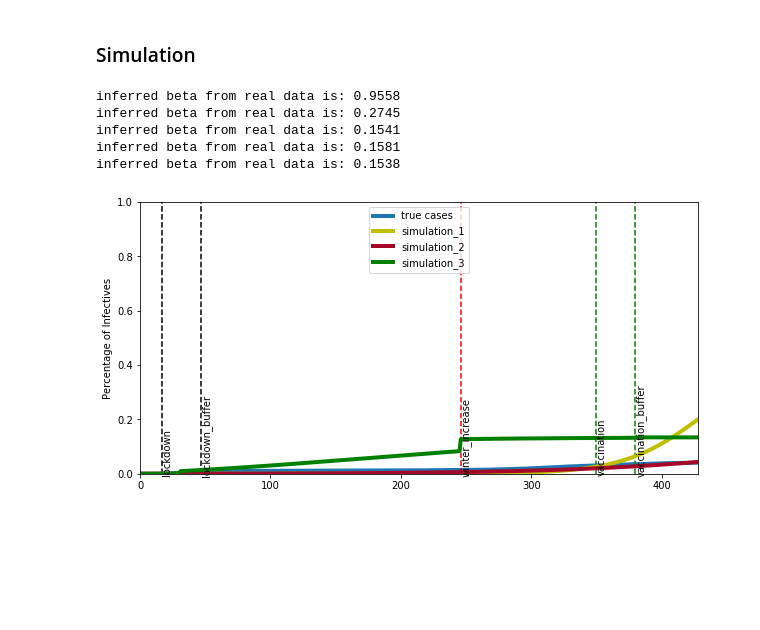
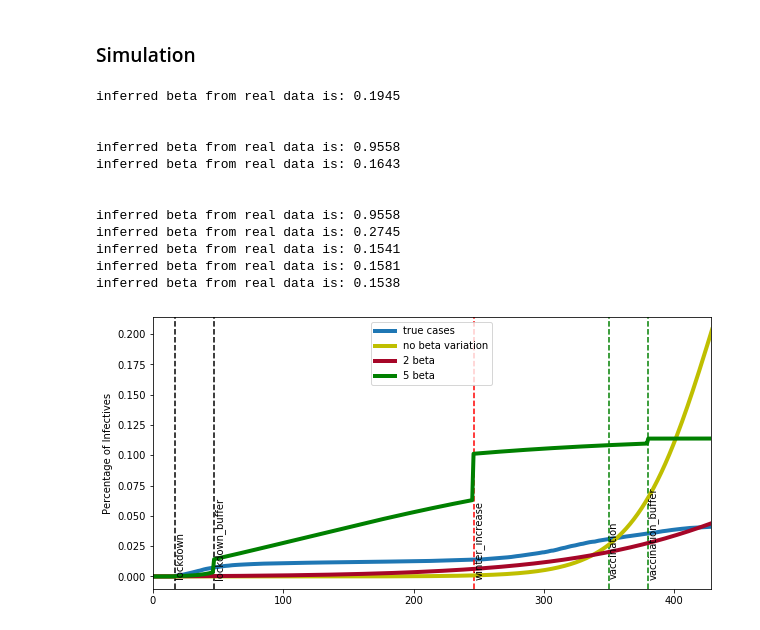
Before and after one commit to tc2992/AdvPython_Project, a Jupyter notebook: SEIR_VaryingBeta_TC.ipynb, the cells around one changed output. Cells and saved outputs as stored; diff of their text form; code cells hidden in the pictures; blank space fills up the shorter version.

```diff
--- a/SEIR_VaryingBeta_TC.ipynb
+++ b/SEIR_VaryingBeta_TC.ipynb
@@ -118,37 +114,46 @@ finalr=[]
 # %%
+finali=[]
+finalr=[]
 lockdown_buffer=30
 vaccination_buffer=30
 date=[17,17+lockdown_buffer,246,350+vaccination_buffer]
-idx=[17,17+lockdown_buffer,246,350+vaccination_buffer]
-#idx=[17]
-#idx=[]
+c = [[],[17],[17,17+lockdown_buffer,246,350+vaccination_buffer]]
 # %%
-idxs=[0]+idx+[430]
-S=[]
-E=[]
-I=[]
-pop = 18804000
-E0 = 0
-I0 = 1
-S0 = pop-1
-for i in range(len(idxs)-1):
-    idx0 = idxs[i]
-    idx1 = idxs[i+1]
-    s,e,i = get_SEIR(idx0,idx1,S0,E0,I0)
-    S+=s
-    E+=e
-    I+=i
-    S0 = S[-1]
-    E0 = E[-1]
-    I0 = I[-1]
-S=np.array(S)
-E=np.array(E)
-I=np.array(I)
-R=pop-S-E-I
+for idx in c:
+    idxs=[0]+idx+[430]
+    S=[]
+    E=[]
+    I=[]
+    pop = 18804000
+    E0 = 0
+    I0 = 1
+    S0 = pop-1
+    for i in range(len(idxs)-1):
+        idx0 = idxs[i]
+        idx1 = idxs[i+1]
+        s,e,i = get_SEIR(idx0,idx1,S0,E0,I0)
+        S+=s
+        E+=e
+        I+=i
+        S0 = S[-1]
+        E0 = E[-1]
+        I0 = I[-1]
+    S=np.array(S)
+    E=np.array(E)
+    I=np.array(I)
+    R=pop-S-E-I
 
-finali.append(I)
-finalr.append(R)
+    finali.append(I)
+    finalr.append(R)
+    print('\n')
 # %% [output]
+inferred beta from real data is: 0.1945
+
+
+inferred beta from real data is: 0.9558
+inferred beta from real data is: 0.1643
+
+
 inferred beta from real data is: 0.9558
 inferred beta from real data is: 0.2745
 inferred beta from real data is: 0.1541
@@ -157,26 +162,26 @@ inferred beta from real data is: 0.1538
 # %%
 plt.rcParams["figure.figsize"] = (10,5)
 plt.plot(df['cum_case']/pop, lw=4,label = 'true cases')
 plt.ylabel('Percentage of Infectives')
 plt.xticks(np.arange(0, 428, 100))
 plt.axvline(x=date[0],color='k', linestyle='--')
 plt.text(date[0],0,'lockdown',rotation=90)
 plt.axvline(x=date[1],color='k', linestyle='--')
 plt.text(date[1],0,'lockdown_buffer',rotation=90)
 plt.axvline(x=date[2],color='r', linestyle='--')
 plt.text(date[2],0,'winter_increase',rotation=90)
 plt.axvline(x=350,color='g', linestyle='--')
 plt.text(350,0,'vaccination',rotation=90)
 plt.axvline(x=date[3],color='g', linestyle='--')
 plt.text(date[3],0,'vaccination_buffer',rotation=90)
 
-plt.plot((finali[0]+finalr[0])/pop, '-', color='y', label='simulation_1', lw=4)
-plt.plot((finali[1]+finalr[1])/pop, '-', color='#A60628', label='simulation_2', lw=4)
-plt.plot((finali[2]+finalr[2])/pop, '-', color='g', label='simulation_3', lw=4)
+plt.plot((finali[0]+finalr[0])/pop, '-', color='y', label='no beta variation', lw=4) #no variation in beta
+plt.plot((finali[1]+finalr[1])/pop, '-', color='#A60628', label='2 beta', lw=4) # 2 beta
+plt.plot((finali[2]+finalr[2])/pop, '-', color='g', label='5 beta', lw=4) # 5 beta
 
-plt.ylim([0, 1])
+#plt.ylim([0, 0.4])
 plt.xlim([0, 428])
 plt.legend(loc='upper center')
 plt.show()
 # %% [output]
-[figure, old version]
+[figure, new version]
```
Also changed, not shown: parts of 3 cells of this notebook, 1 other file.
